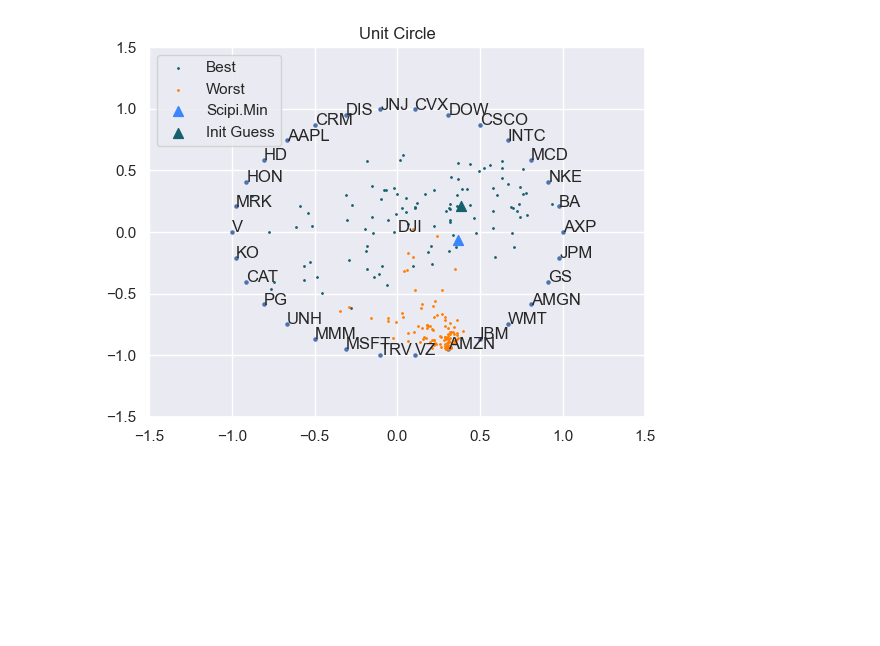
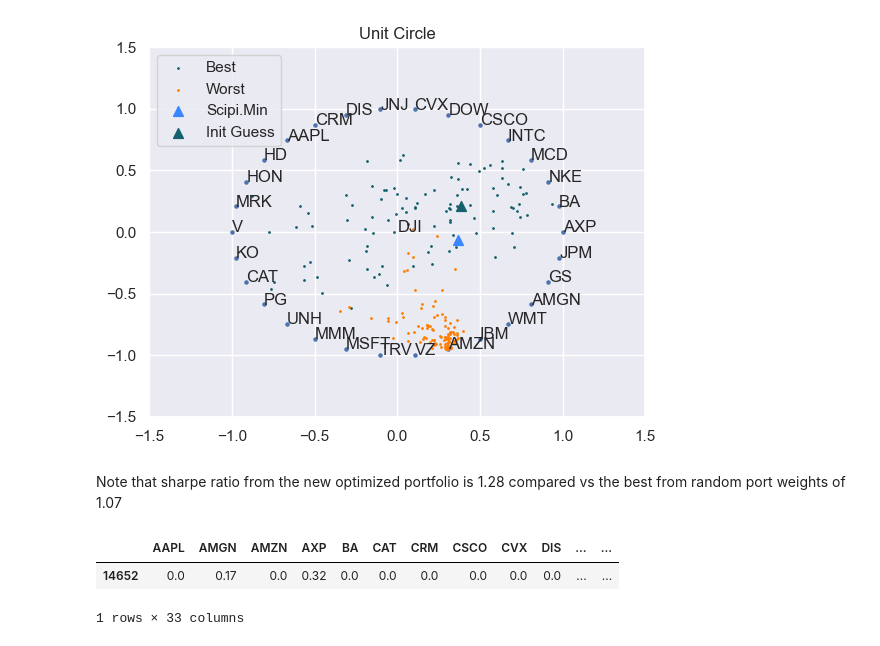
Before and after one commit to jorgelopez141/Markowitz-Optim-with-Time-Series-Foreacast, a Jupyter notebook: Markowitz/01_checkpoint_SharpeAndMinimize.ipynb, the cells around one changed output. Cells and saved outputs as stored; diff of their text form; code cells hidden in the pictures; blank space fills up the shorter version.

Commit message:
added pic of best portfolio 1 using scipi minimize

```diff
--- a/Markowitz/01_checkpoint_SharpeAndMinimize.ipynb
+++ b/Markowitz/01_checkpoint_SharpeAndMinimize.ipynb
@@ -200,3 +180,11 @@ plt.title('Unit Circle')
 plt.show()
 # %% [output]
 [figure]
+# %% [markdown]
+Note that sharpe ratio from the new optimized portfolio is 1.28 compared vs the best from random port weights of 1.07
+# %%
+df_weights.sort_values('sharpe',ascending=False).head(1)
+# %% [output]
+|  | AAPL | AMGN | AMZN | AXP | BA | CAT | CRM | CSCO | CVX | DIS | ... | ... |
+| 14652 | 0.0 | 0.17 | 0.0 | 0.32 | 0.0 | 0.0 | 0.0 | 0.0 | 0.0 | 0.0 | ... | ... |
+1 rows × 33 columns
```
Also changed, not shown: parts of 5 cells of this notebook.
